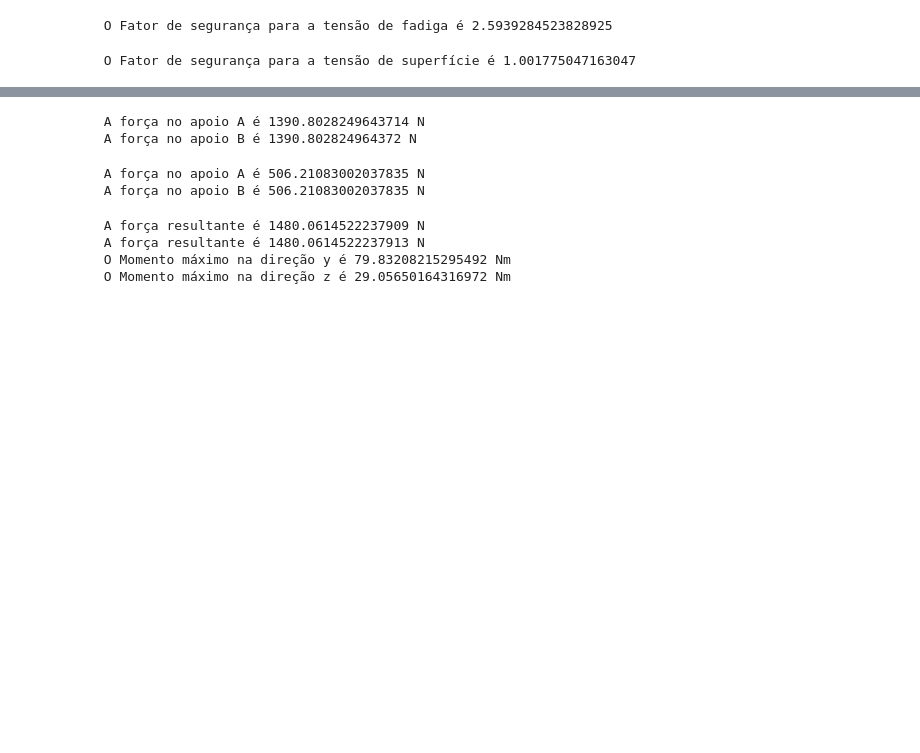
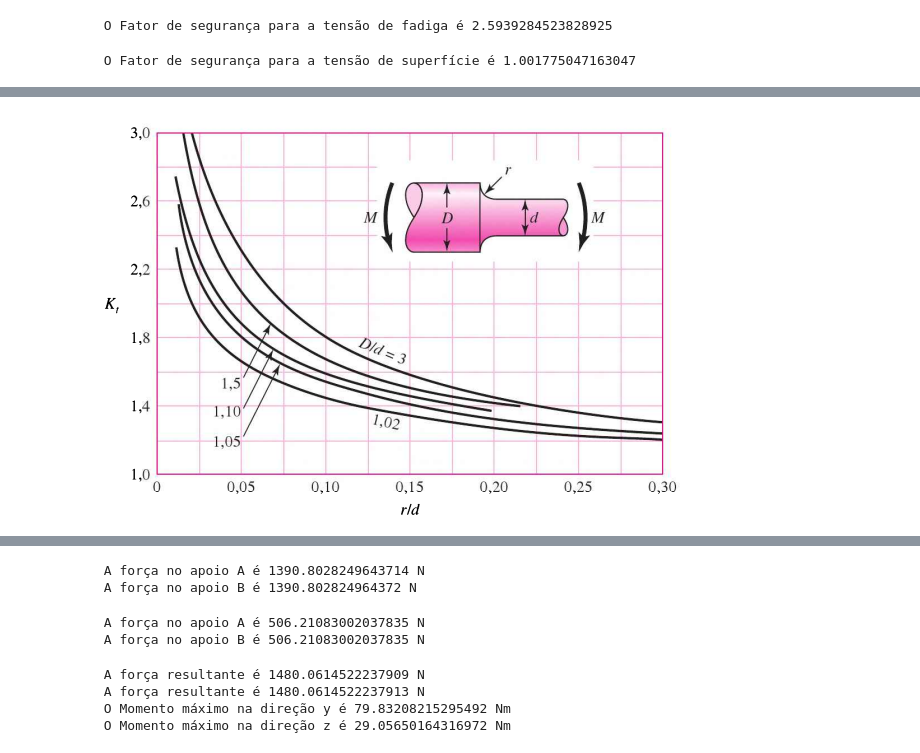
Before and after one commit to brunarosarf/ElemaqII, a Jupyter notebook: ELEMAQ.ipynb, the cells around one changed output, grey strips where cells are left out. Drawn from its saved outputs; the diff is of its cells as text; code cells hidden in the pictures; blank space fills up the shorter version.

```diff
--- a/ELEMAQ.ipynb
+++ b/ELEMAQ.ipynb
@@ -343,0 +501,4 @@ print (f' O Fator de segurança para a tensão de superfície é {FS2}')
+# %%
+Image('kte.png')
+# %% [output]
+[figure, added]
```
Also changed, not shown: parts of 177 cells of this notebook.
